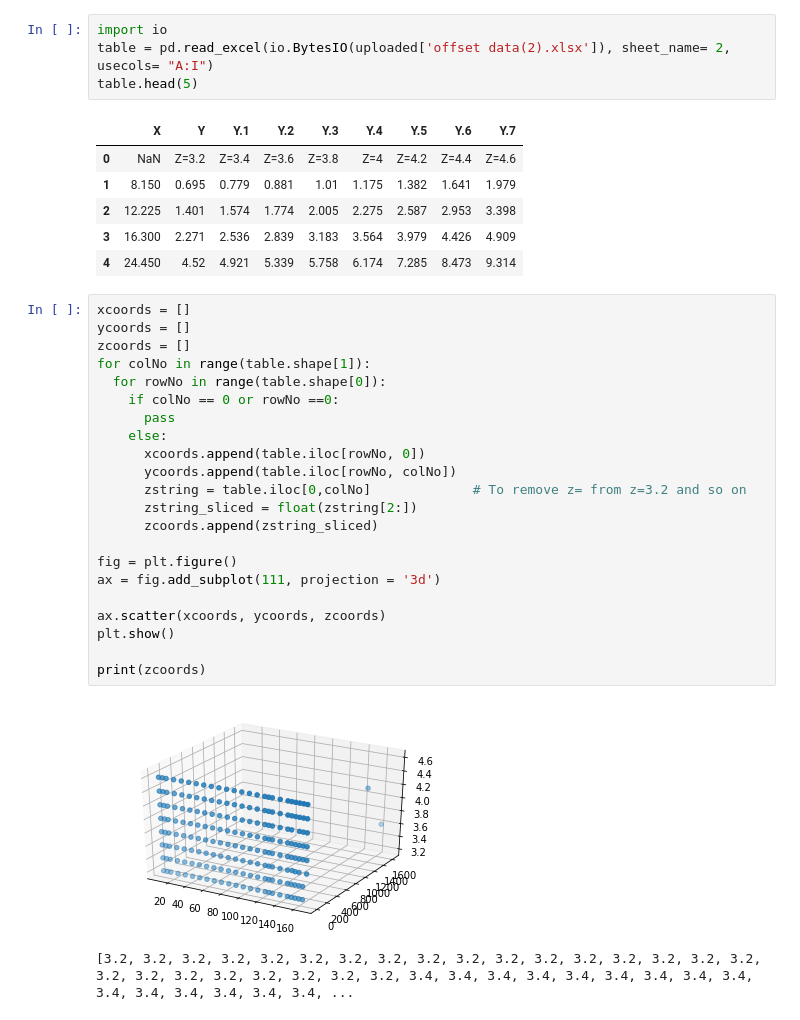
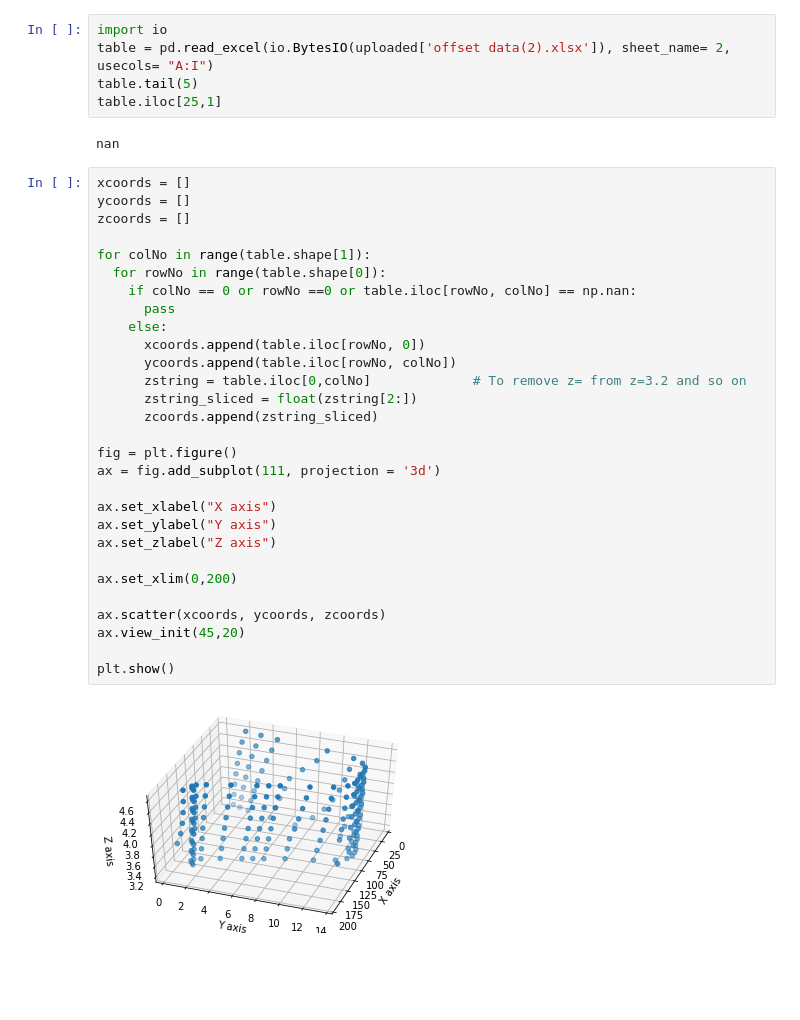
Before and after one commit to ESR-140/OE1012-Offset-Table-Assignment, a Jupyter notebook: Offset_Table.ipynb, the cells around one changed output. Saved outputs shown, nothing was run; the diff lists cells and outputs as text; blank space fills up the shorter version.

```diff
--- a/Offset_Table.ipynb
+++ b/Offset_Table.ipynb
@@ -13,36 +13,38 @@ Saving offset data(2).xlsx to offset data(2) (1).xlsx
 # %%
 import io
 table = pd.read_excel(io.BytesIO(uploaded['offset data(2).xlsx']), sheet_name= 2, usecols= "A:I")
-table.head(5)
+table.tail(5)
+table.iloc[25,1]
 # %% [output]
-|  | X | Y | Y.1 | Y.2 | Y.3 | Y.4 | Y.5 | Y.6 | Y.7 |
-| 0 | NaN | Z=3.2 | Z=3.4 | Z=3.6 | Z=3.8 | Z=4 | Z=4.2 | Z=4.4 | Z=4.6 |
-| 1 | 8.150 | 0.695 | 0.779 | 0.881 | 1.01 | 1.175 | 1.382 | 1.641 | 1.979 |
-| 2 | 12.225 | 1.401 | 1.574 | 1.774 | 2.005 | 2.275 | 2.587 | 2.953 | 3.398 |
-| 3 | 16.300 | 2.271 | 2.536 | 2.839 | 3.183 | 3.564 | 3.979 | 4.426 | 4.909 |
-| 4 | 24.450 | 4.52 | 4.921 | 5.339 | 5.758 | 6.174 | 7.285 | 8.473 | 9.314 |
+nan
 # %%
 xcoords = []
 ycoords = []
 zcoords = []
+
 for colNo in range(table.shape[1]):
   for rowNo in range(table.shape[0]):
-    if colNo == 0 or rowNo ==0:
+    if colNo == 0 or rowNo ==0 or table.iloc[rowNo, colNo] == np.nan:
       pass
     else:
       xcoords.append(table.iloc[rowNo, 0])
       ycoords.append(table.iloc[rowNo, colNo])
       zstring = table.iloc[0,colNo]             # To remove z= from z=3.2 and so on
       zstring_sliced = float(zstring[2:])
       zcoords.append(zstring_sliced)
 
 fig = plt.figure()
 ax = fig.add_subplot(111, projection = '3d')
 
+ax.set_xlabel("X axis")
+ax.set_ylabel("Y axis")
+ax.set_zlabel("Z axis")
+
+ax.set_xlim(0,200)
+
 ax.scatter(xcoords, ycoords, zcoords)
+ax.view_init(45,20)
+
 plt.show()
-
-print(zcoords)
 # %% [output]
-[figure, old version]
+[figure, new version]
-[3.2, 3.2, 3.2, 3.2, 3.2, 3.2, 3.2, 3.2, 3.2, 3.2, 3.2, 3.2, 3.2, 3.2, 3.2, 3.2, 3.2, 3.2, 3.2, 3.2, 3.2, 3.2, 3.2, 3.2, 3.2, 3.4, 3.4, 3.4, 3.4, 3.4, 3.4, 3.4, 3.4, 3.4, 3.4, 3.4, 3.4, 3.4, 3.4, 3.4, ...
```
Also changed, not shown: parts of 1 cell of this notebook.
